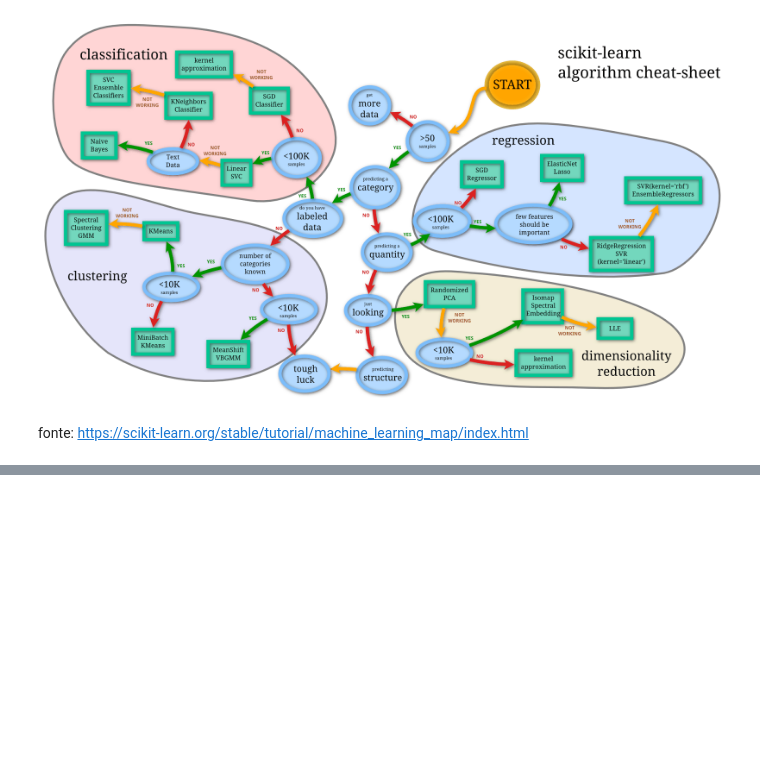
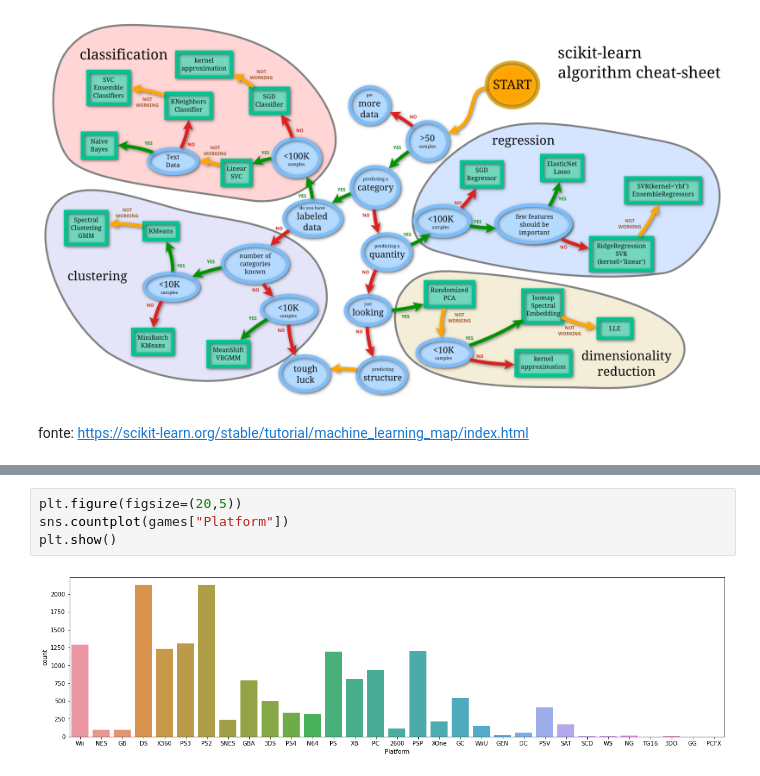
Before and after one commit to profcintiapinho/machine_learning, a Jupyter notebook: 1_Aula_Introdutoria_Machine_Learning.ipynb, the cells around one changed output, grey strips where cells are left out. Cells and saved outputs as stored; diff of their text form; blank space fills up the shorter version.

```diff
--- a/1_Aula_Introdutoria_Machine_Learning.ipynb
+++ b/1_Aula_Introdutoria_Machine_Learning.ipynb
@@ -83,0 +247,6 @@ fonte: https://scikit-learn.org/stable/tutorial/machine_learning_map/index.html
+# %%
+plt.figure(figsize=(20,5))
+sns.countplot(games["Platform"])
+plt.show()
+# %% [output]
+[figure, added]
```
Also changed, not shown: parts of 48 cells of this notebook.
